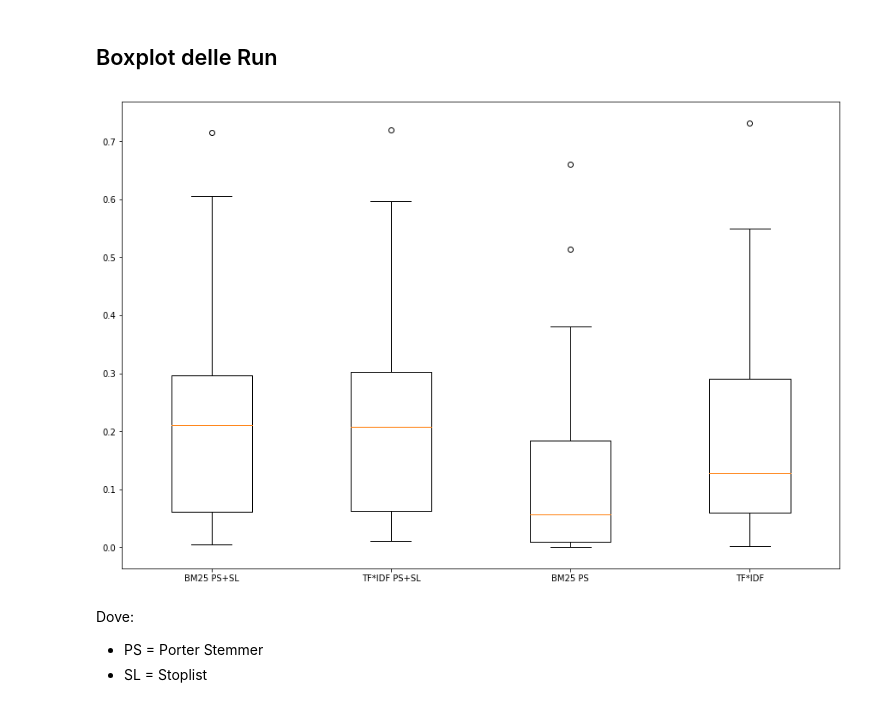
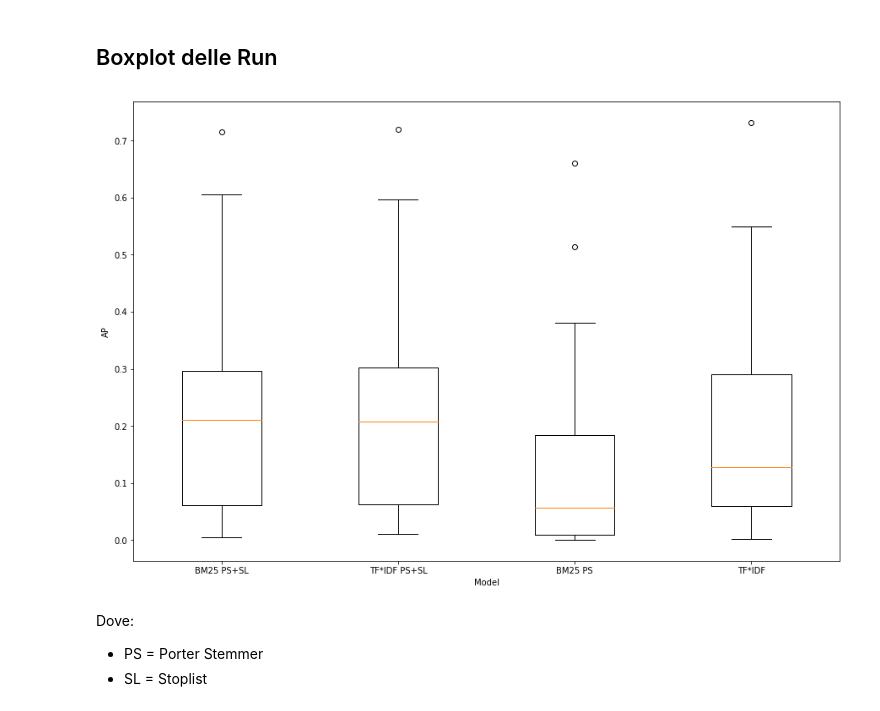
Before and after one commit to Morat96/HW1_InformationRetrival, a Jupyter notebook: repository/HW1_notebook_MoratelloMatteo_1205720.ipynb, the cells around one changed output. Saved outputs shown, nothing was run; the diff lists cells and outputs as text; code cells hidden in the pictures.

```diff
--- a/repository/HW1_notebook_MoratelloMatteo_1205720.ipynb
+++ b/repository/HW1_notebook_MoratelloMatteo_1205720.ipynb
@@ -260,9 +260,11 @@ In questa run i valori di AP sono distribuiti tra i valori 0 e 0.4, il modello r
 # %%
 plt.figure(figsize=[15,10])
 plt.boxplot([map_values1,map_values2,map_values3,map_values4], labels=['BM25 PS+SL','TF*IDF PS+SL','BM25 PS','TF*IDF'])
+plt.ylabel("AP")
+plt.xlabel("Model")
 plt.show()
 # %% [output]
-[figure, old version]
+[figure, new version]
 # %% [markdown]
 Dove:
 - PS = Porter Stemmer
```
Also changed, not shown: parts of 2 cells of this notebook.
